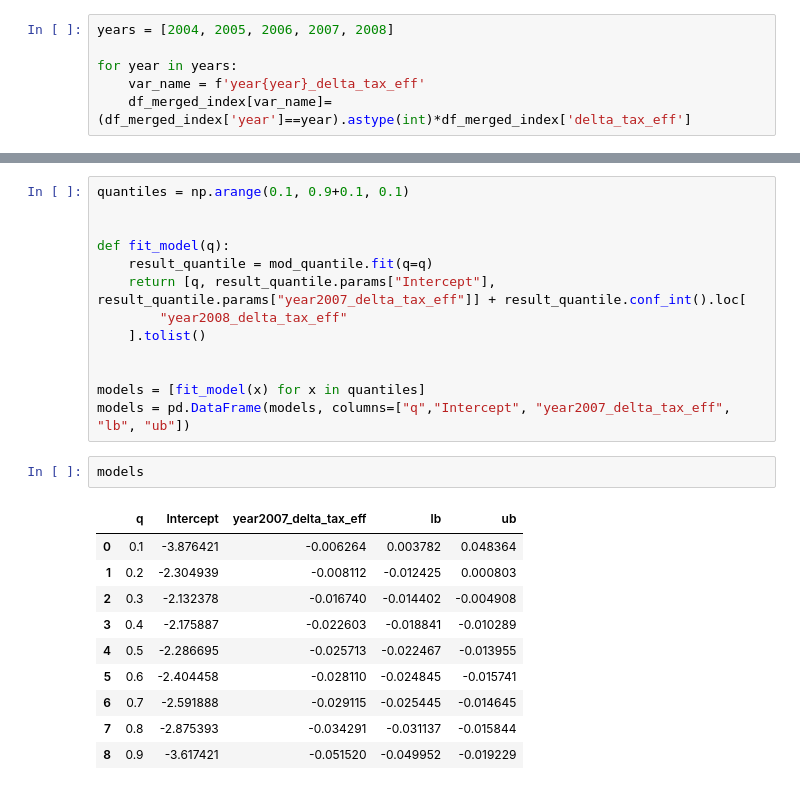
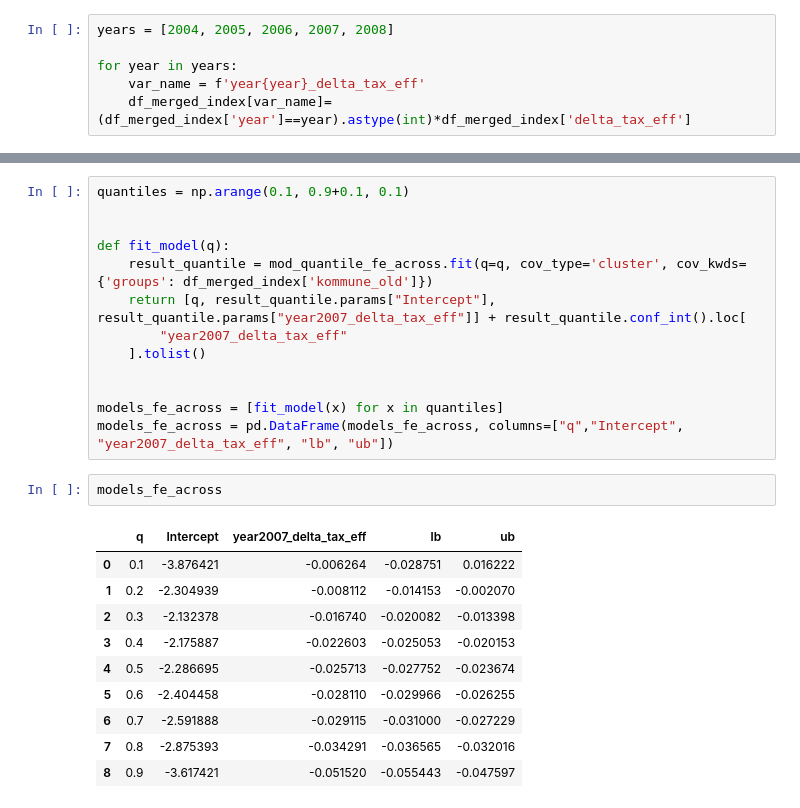
Before and after one commit to jorgenhost/No_taxation_without_capitalization, a Jupyter notebook: main.ipynb, the cells around one changed output, grey strips where cells are left out. Cells and saved outputs as stored; diff of their text form.

```diff
--- a/main.ipynb
+++ b/main.ipynb
@@ -458,24 +460,24 @@ quantiles = np.arange(0.1, 0.9+0.1, 0.1)
 
 
 def fit_model(q):
-    result_quantile = mod_quantile.fit(q=q)
+    result_quantile = mod_quantile_fe_across.fit(q=q, cov_type='cluster', cov_kwds={'groups': df_merged_index['kommune_old']})
     return [q, result_quantile.params["Intercept"], result_quantile.params["year2007_delta_tax_eff"]] + result_quantile.conf_int().loc[
-        "year2008_delta_tax_eff"
+        "year2007_delta_tax_eff"
     ].tolist()
 
 
-models = [fit_model(x) for x in quantiles]
-models = pd.DataFrame(models, columns=["q","Intercept", "year2007_delta_tax_eff", "lb", "ub"])
+models_fe_across = [fit_model(x) for x in quantiles]
+models_fe_across = pd.DataFrame(models_fe_across, columns=["q","Intercept", "year2007_delta_tax_eff", "lb", "ub"])
-# %%
-models
-# %% [output]
-|  | q | Intercept | year2007_delta_tax_eff | lb | ub |
-| 0 | 0.1 | -3.876421 | -0.006264 | 0.003782 | 0.048364 |
-| 1 | 0.2 | -2.304939 | -0.008112 | -0.012425 | 0.000803 |
-| 2 | 0.3 | -2.132378 | -0.016740 | -0.014402 | -0.004908 |
-| 3 | 0.4 | -2.175887 | -0.022603 | -0.018841 | -0.010289 |
-| 4 | 0.5 | -2.286695 | -0.025713 | -0.022467 | -0.013955 |
-| 5 | 0.6 | -2.404458 | -0.028110 | -0.024845 | -0.015741 |
-| 6 | 0.7 | -2.591888 | -0.029115 | -0.025445 | -0.014645 |
-| 7 | 0.8 | -2.875393 | -0.034291 | -0.031137 | -0.015844 |
-| 8 | 0.9 | -3.617421 | -0.051520 | -0.049952 | -0.019229 |
+# %%
+models_fe_across
+# %% [output]
+|  | q | Intercept | year2007_delta_tax_eff | lb | ub |
+| 0 | 0.1 | -3.876421 | -0.006264 | -0.028751 | 0.016222 |
+| 1 | 0.2 | -2.304939 | -0.008112 | -0.014153 | -0.002070 |
+| 2 | 0.3 | -2.132378 | -0.016740 | -0.020082 | -0.013398 |
+| 3 | 0.4 | -2.175887 | -0.022603 | -0.025053 | -0.020153 |
+| 4 | 0.5 | -2.286695 | -0.025713 | -0.027752 | -0.023674 |
+| 5 | 0.6 | -2.404458 | -0.028110 | -0.029966 | -0.026255 |
+| 6 | 0.7 | -2.591888 | -0.029115 | -0.031000 | -0.027229 |
+| 7 | 0.8 | -2.875393 | -0.034291 | -0.036565 | -0.032016 |
+| 8 | 0.9 | -3.617421 | -0.051520 | -0.055443 | -0.047597 |
```
Also changed, not shown: parts of 10 cells of this notebook, 3 other files.
